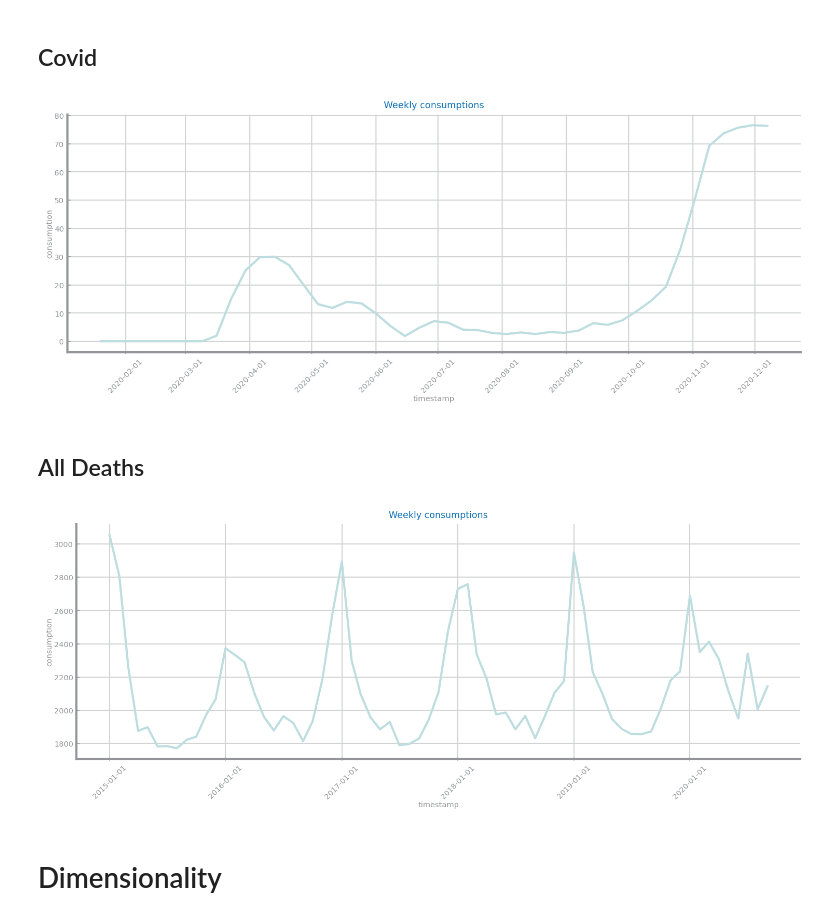
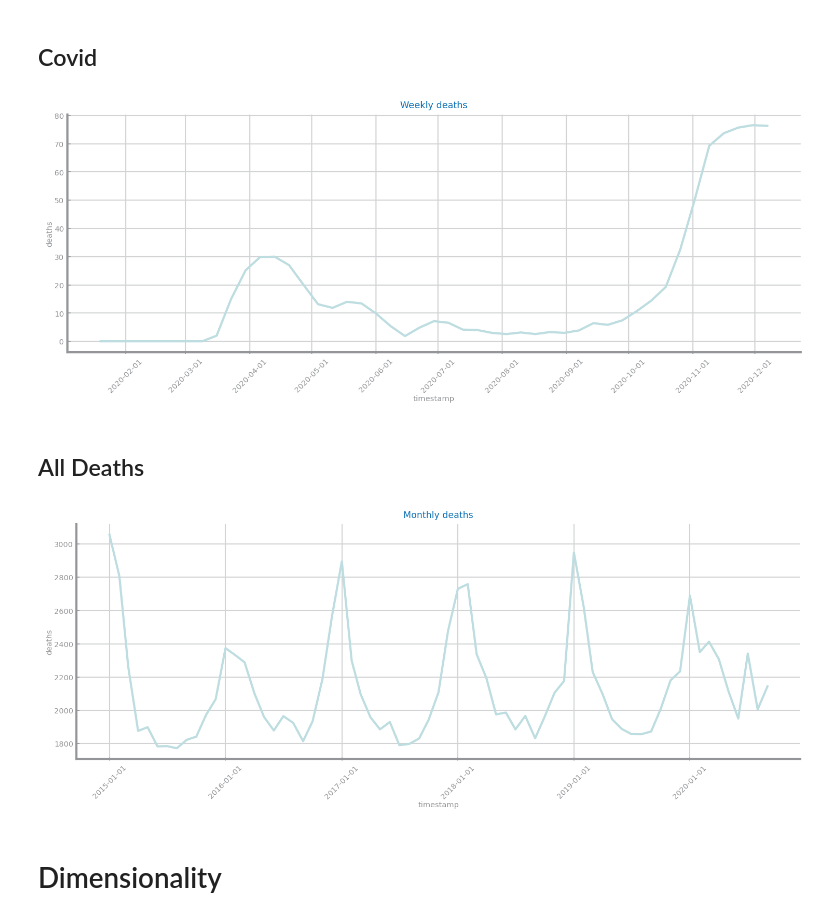
Before and after one commit to joaocmd/CD-Project, a Jupyter notebook: lab9+10/lab9+10-profilling.ipynb, the cells around one changed output. Saved outputs shown, nothing was run; the diff lists cells and outputs as text; code cells hidden in the pictures.

Commit message:
fix images

```diff
--- a/lab9+10/lab9+10-profilling.ipynb
+++ b/lab9+10/lab9+10-profilling.ipynb
@@ -88,17 +88,17 @@ all_deaths = all_deaths.sort_index()
 # %%
 covid_copy = covid.copy()
 covid_copy = covid_copy.diff()
 
 index = covid_copy.index.to_period('W')
 week_df = covid_copy.groupby(index).mean()
 week_df['timestamp'] = index.drop_duplicates().to_timestamp()
 week_df.set_index('timestamp', drop=True, inplace=True)
 plt.figure(figsize=(3*ts.HEIGHT, ts.HEIGHT))
-ts.plot_series(week_df, title='Weekly consumptions', x_label='timestamp', y_label='consumption')
+ts.plot_series(week_df, title='Weekly deaths', x_label='timestamp', y_label='deaths')
 plt.xticks(rotation = 45)
 plt.show()
 # %% [output]
-[figure, old version]
+[figure, new version]
 # %% [markdown]
 ## All Deaths
 # %%
@@ -109,11 +109,11 @@ week_df = all_deaths_copy.groupby(index).mean()
 week_df['timestamp'] = index.drop_duplicates().to_timestamp()
 week_df.set_index('timestamp', drop=True, inplace=True)
 plt.figure(figsize=(3*ts.HEIGHT, ts.HEIGHT))
-ts.plot_series(week_df, title='Weekly consumptions', x_label='timestamp', y_label='consumption')
+ts.plot_series(week_df, title='Monthly deaths', x_label='timestamp', y_label='deaths')
 plt.xticks(rotation = 45)
 plt.show()
 # %% [output]
-[figure, old version]
+[figure, new version]
 # %% [markdown]
 # Dimensionality
 # %%
```
Also changed, not shown: parts of 10 cells of this notebook, 9 other files.
